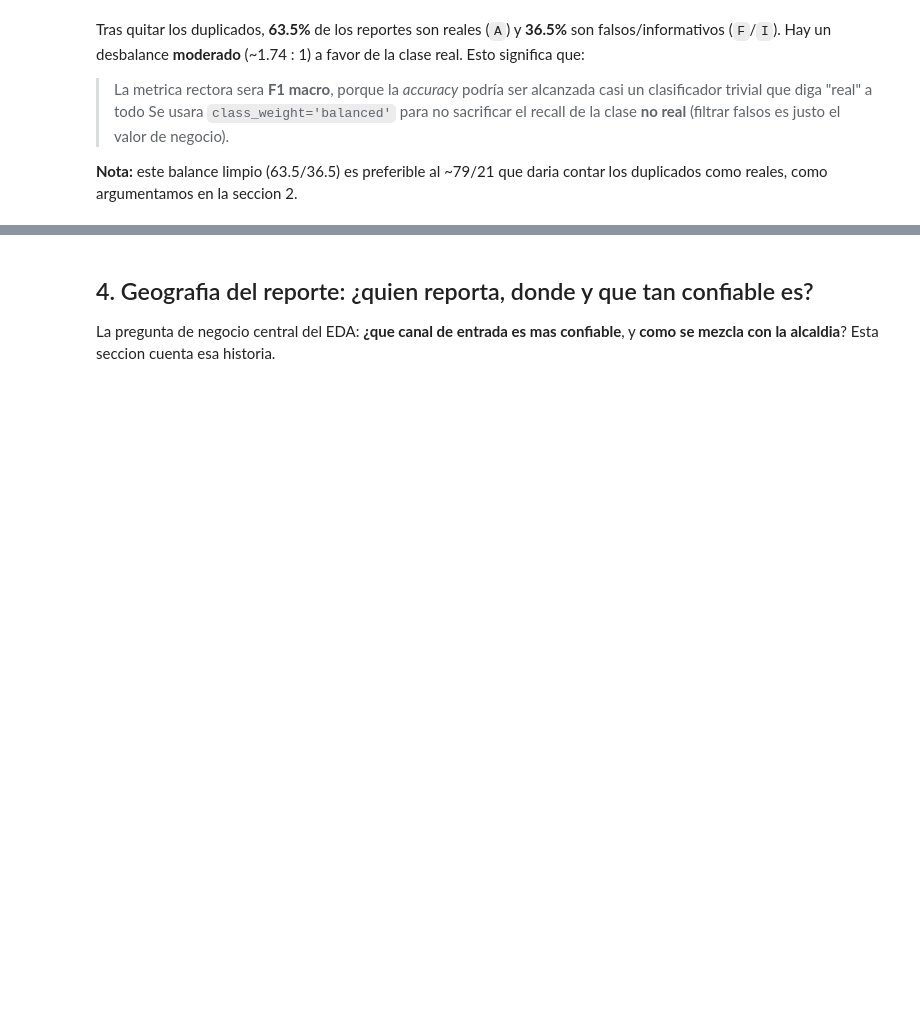
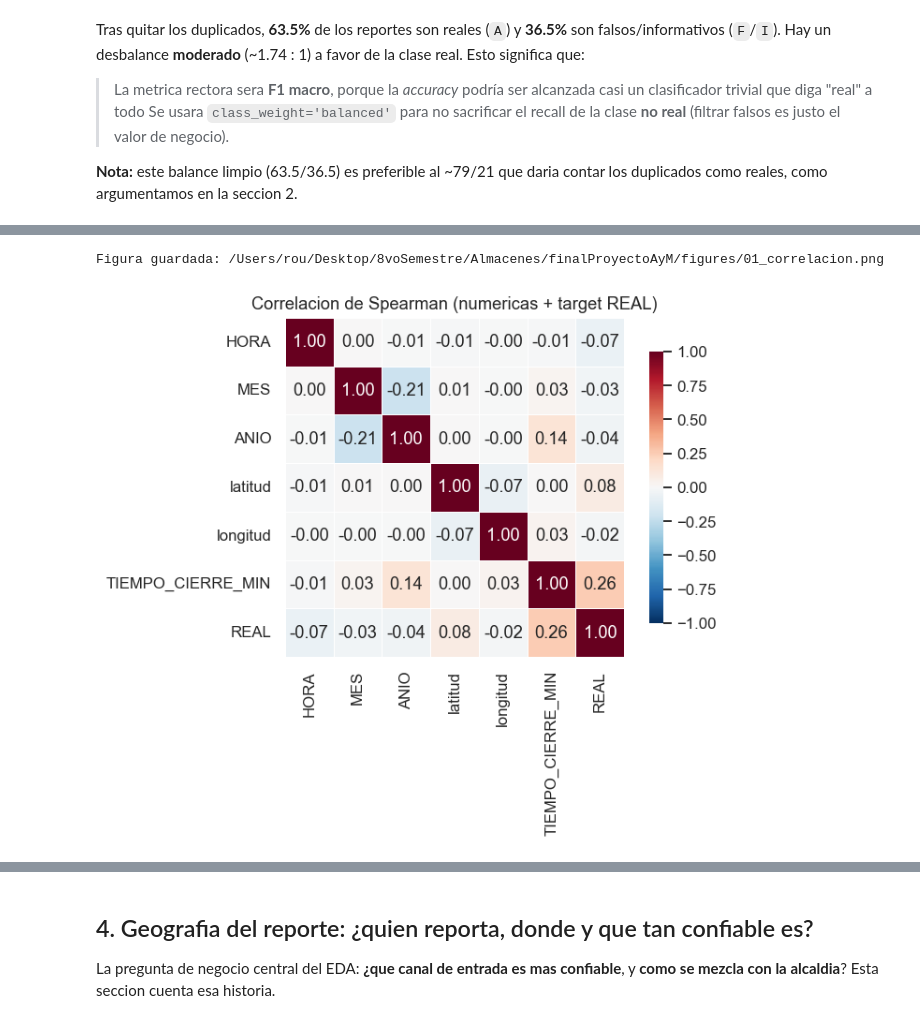
Before and after one commit to Rou-uu/proyectoFinalAyM, a Jupyter notebook: notebooks/01_eda.ipynb, the cells around one changed output, grey strips where cells are left out. Drawn from its saved outputs; the diff is of its cells as text; code cells hidden in the pictures; blank space fills up the shorter version.

```diff
--- a/notebooks/01_eda.ipynb
+++ b/notebooks/01_eda.ipynb
@@ -312,13 +299,4 @@ Algunas funciones auxiliares
 # %%
-# Helpers simples de graficado (inline, estilo Tarea 2).
-def barras(serie, titulo, xlabel, ax=None, color="steelblue", rot=0):
-    ax = ax or plt.gca()
-    serie.plot(kind="bar", ax=ax, color=color, edgecolor="black", linewidth=.4)
-    ax.set_title(titulo); ax.set_xlabel(xlabel); ax.set_ylabel("conteo")
-    ax.tick_params(axis="x", rotation=rot)
-    return ax
-
-def guardar(fig, nombre):
-    ruta = FIGURES / nombre
-    fig.savefig(ruta, bbox_inches="tight", dpi=120)
-    print("Figura guardada:", ruta)
+# `barras`, `guardar` y `resumen_numerico` se importan de src/viz.py
+# (ver celda de configuracion). No se redefinen aqui.
+print("Helpers de graficado cargados desde src.viz")
@@ -480,0 +455,16 @@ Tras quitar los duplicados, **63.5%** de los reportes son reales (`A`) y **36.5%
+# %%
+# Matriz de correlacion de Spearman: numericas + el target.
+num_corr = ["HORA", "MES", "ANIO", "latitud", "longitud", "TIEMPO_CIERRE_MIN", "REAL"]
+corr = df[num_corr].astype("float64").corr(method="spearman")
+
+fig, ax = plt.subplots(figsize=(7, 5.6))
+sns.heatmap(corr, annot=True, fmt=".2f", cmap="RdBu_r", center=0,
+            vmin=-1, vmax=1, square=True, linewidths=.5, ax=ax,
+            cbar_kws={"shrink": .8})
+ax.set_title("Correlacion de Spearman (numericas + target REAL)")
+fig.tight_layout()
+guardar(fig, "01_correlacion.png")
+plt.show()
+# %% [output]
+Figura guardada: /Users/rou/Desktop/8voSemestre/Almacenes/finalProyectoAyM/figures/01_correlacion.png
+[figure, added]
```
Also changed, not shown: parts of 11 cells of this notebook, 30 other files.
